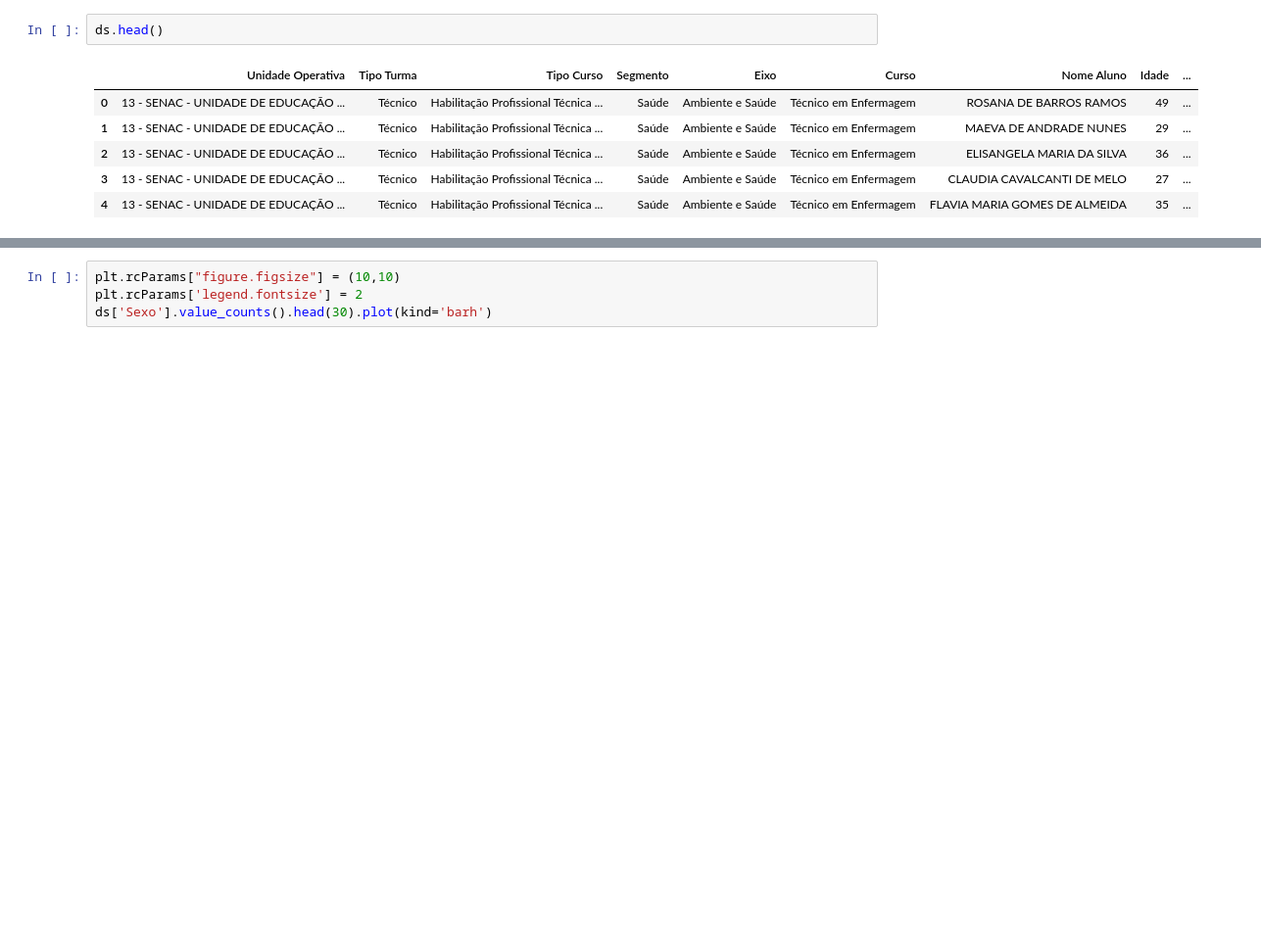
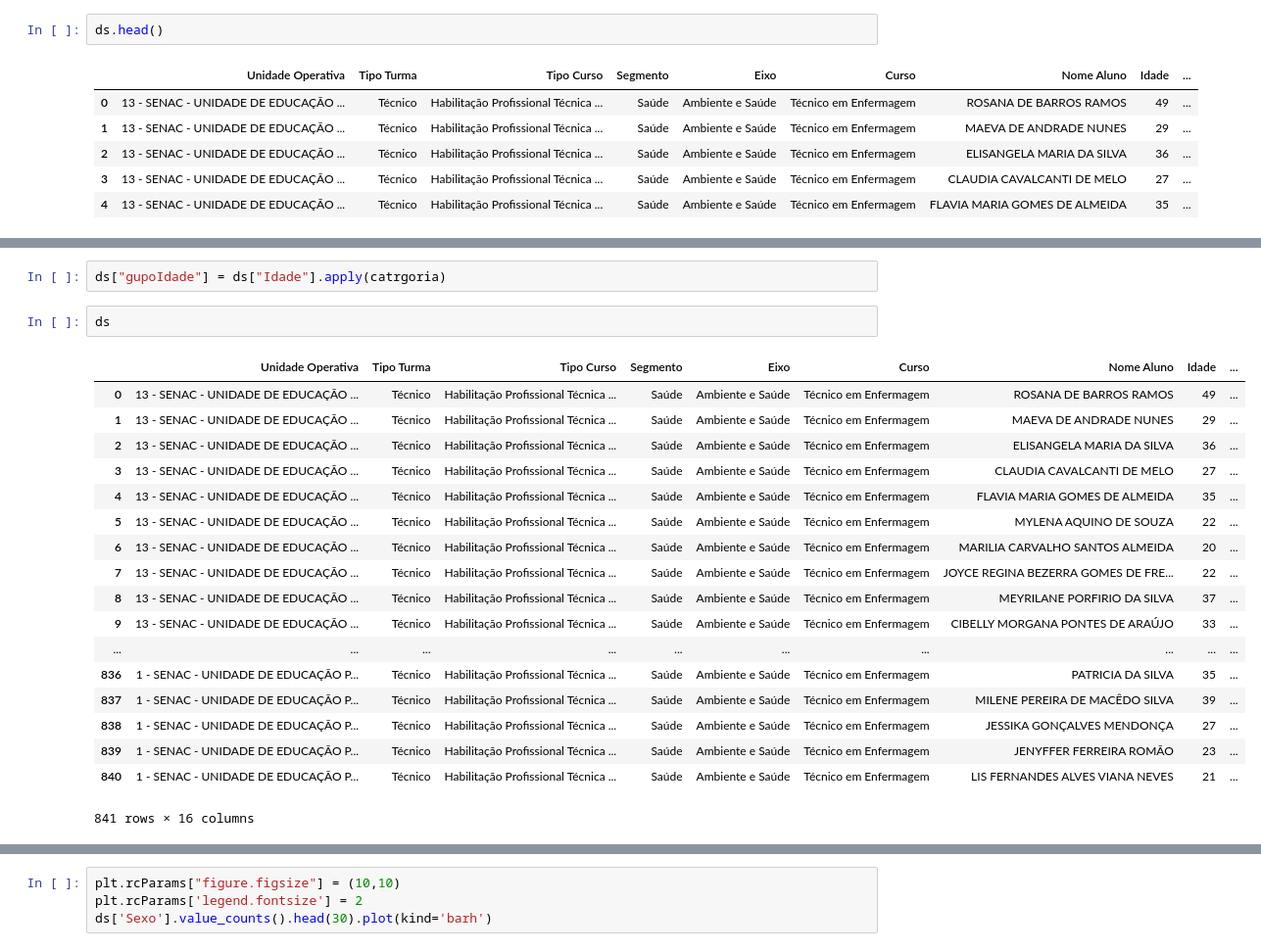
Before and after one commit to MarcoAurello/Estudo-DataSets, a Jupyter notebook: saude caruaru.ipynb, the cells around one changed output, grey strips where cells are left out. Shown at 98% size. Cells and saved outputs as stored; diff of their text form; blank space fills up the shorter version.

Commit message:
estudo cursos saude

```diff
--- a/saude caruaru.ipynb
+++ b/saude caruaru.ipynb
@@ -16,0 +27,23 @@ ds.head()
+# %%
+ds["gupoIdade"] = ds["Idade"].apply(catrgoria)
+# %%
+ds
+# %% [output]
+|  | Unidade Operativa | Tipo Turma | Tipo Curso | Segmento | Eixo | Curso | Nome Aluno | Idade | ... |
+| 0 | 13 - SENAC - UNIDADE DE EDUCAÇÃO ... | Técnico | Habilitação Profissional Técnica ... | Saúde | Ambiente e Saúde | Técnico em Enfermagem | ROSANA DE BARROS RAMOS | 49 | ... |
+| 1 | 13 - SENAC - UNIDADE DE EDUCAÇÃO ... | Técnico | Habilitação Profissional Técnica ... | Saúde | Ambiente e Saúde | Técnico em Enfermagem | MAEVA DE ANDRADE NUNES | 29 | ... |
+| 2 | 13 - SENAC - UNIDADE DE EDUCAÇÃO ... | Técnico | Habilitação Profissional Técnica ... | Saúde | Ambiente e Saúde | Técnico em Enfermagem | ELISANGELA MARIA DA SILVA | 36 | ... |
+| 3 | 13 - SENAC - UNIDADE DE EDUCAÇÃO ... | Técnico | Habilitação Profissional Técnica ... | Saúde | Ambiente e Saúde | Técnico em Enfermagem | CLAUDIA CAVALCANTI DE MELO | 27 | ... |
+| 4 | 13 - SENAC - UNIDADE DE EDUCAÇÃO ... | Técnico | Habilitação Profissional Técnica ... | Saúde | Ambiente e Saúde | Técnico em Enfermagem | FLAVIA MARIA GOMES DE ALMEIDA | 35 | ... |
+| 5 | 13 - SENAC - UNIDADE DE EDUCAÇÃO ... | Técnico | Habilitação Profissional Técnica ... | Saúde | Ambiente e Saúde | Técnico em Enfermagem | MYLENA AQUINO DE SOUZA | 22 | ... |
+| 6 | 13 - SENAC - UNIDADE DE EDUCAÇÃO ... | Técnico | Habilitação Profissional Técnica ... | Saúde | Ambiente e Saúde | Técnico em Enfermagem | MARILIA CARVALHO SANTOS ALMEIDA | 20 | ... |
+| 7 | 13 - SENAC - UNIDADE DE EDUCAÇÃO ... | Técnico | Habilitação Profissional Técnica ... | Saúde | Ambiente e Saúde | Técnico em Enfermagem | JOYCE REGINA BEZERRA GOMES DE FRE... | 22 | ... |
+| 8 | 13 - SENAC - UNIDADE DE EDUCAÇÃO ... | Técnico | Habilitação Profissional Técnica ... | Saúde | Ambiente e Saúde | Técnico em Enfermagem | MEYRILANE PORFIRIO DA SILVA | 37 | ... |
+| 9 | 13 - SENAC - UNIDADE DE EDUCAÇÃO ... | Técnico | Habilitação Profissional Técnica ... | Saúde | Ambiente e Saúde | Técnico em Enfermagem | CIBELLY MORGANA PONTES DE ARAÚJO | 33 | ... |
+| ... | ... | ... | ... | ... | ... | ... | ... | ... | ... |
+| 836 | 1 - SENAC - UNIDADE DE EDUCAÇÃO P... | Técnico | Habilitação Profissional Técnica ... | Saúde | Ambiente e Saúde | Técnico em Enfermagem | PATRICIA DA SILVA | 35 | ... |
+| 837 | 1 - SENAC - UNIDADE DE EDUCAÇÃO P... | Técnico | Habilitação Profissional Técnica ... | Saúde | Ambiente e Saúde | Técnico em Enfermagem | MILENE PEREIRA DE MACÊDO SILVA | 39 | ... |
+| 838 | 1 - SENAC - UNIDADE DE EDUCAÇÃO P... | Técnico | Habilitação Profissional Técnica ... | Saúde | Ambiente e Saúde | Técnico em Enfermagem | JESSIKA GONÇALVES MENDONÇA | 27 | ... |
+| 839 | 1 - SENAC - UNIDADE DE EDUCAÇÃO P... | Técnico | Habilitação Profissional Técnica ... | Saúde | Ambiente e Saúde | Técnico em Enfermagem | JENYFFER FERREIRA ROMÃO | 23 | ... |
+| 840 | 1 - SENAC - UNIDADE DE EDUCAÇÃO P... | Técnico | Habilitação Profissional Técnica ... | Saúde | Ambiente e Saúde | Técnico em Enfermagem | LIS FERNANDES ALVES VIANA NEVES | 21 | ... |
+841 rows × 16 columns
```
Also changed, not shown: parts of 5 cells of this notebook.
